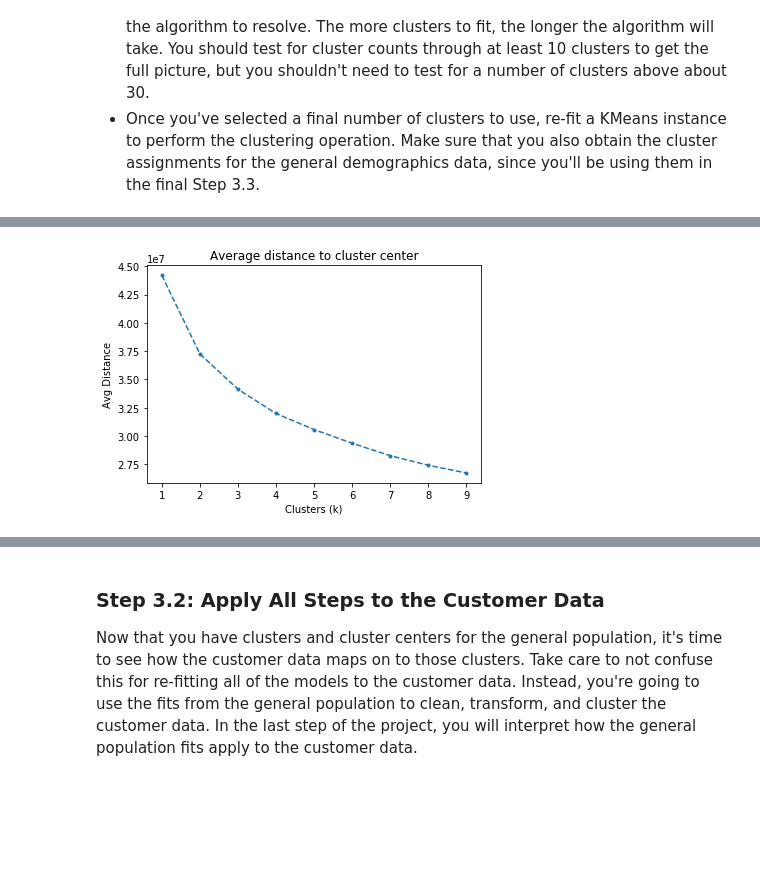
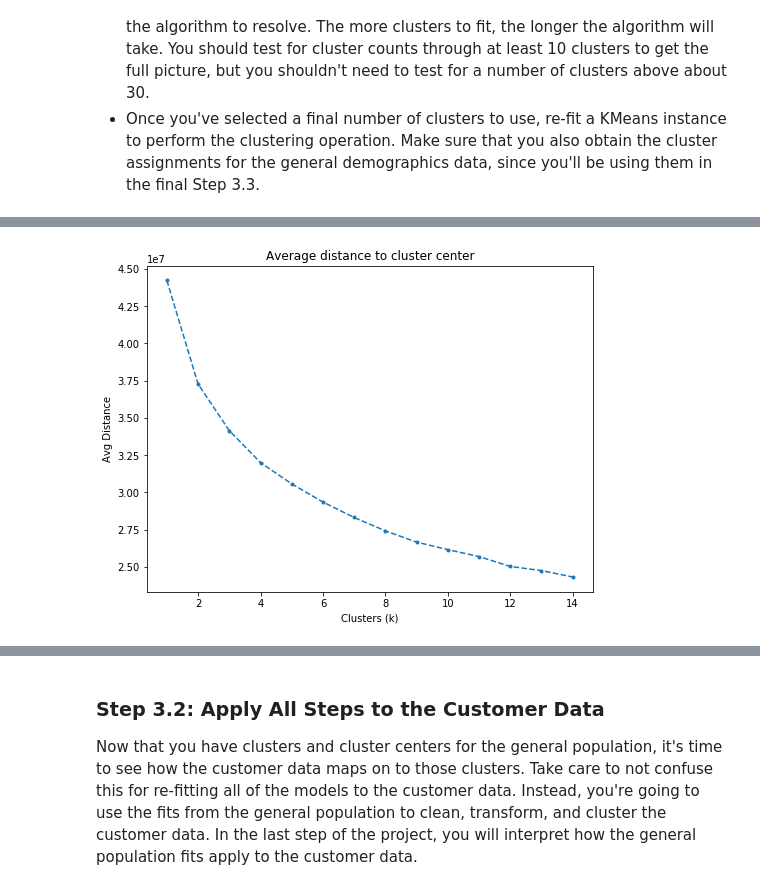
Before and after one commit to gepallas/Machine_Learning_3_Customer_Segmentation, a Jupyter notebook: Identify_Customer_Segments.ipynb, the cells around one changed output, grey strips where cells are left out. Drawn from its saved outputs; the diff is of its cells as text; code cells hidden in the pictures; blank space fills up the shorter version.

```diff
--- a/Identify_Customer_Segments.ipynb
+++ b/Identify_Customer_Segments.ipynb
@@ -1174,7 +1251,9 @@ azdias_imputed.isnull().sum().sum()
 0
 # %%
 # Apply feature scaling to the general population demographics data.
-azdias_scaled = StandardScaler().fit_transform(azdias_imputed)
+#azdias_scaled = StandardScaler().fit_transform(azdias_imputed)
+scaler = StandardScaler()
+azdias_scaled = scaler.fit_transform(azdias_imputed)
 # %%
 azdias_scaled
 # %% [output]
@@ -1368,13 +1518,15 @@ You've assessed and cleaned the demographics data, then scaled and transformed t
 # compute the average within-cluster distances.
 
 kmeans_score_list = []
+time_ct = 0
 
-for i in range(1,10):
+for i in range(1,15):
     start = time()
     kmeans = KMeans(n_clusters=i)
     model = kmeans.fit(azdias_PCA_2)
     score = model.score(azdias_PCA_2)
     kmeans_score_list.append(np.abs(score))
     end = time()
-    print('Time for k-means clustering for cluster {} is {} minutes.'.format(i, round((end-start)/60, 2)))
+    time_ct += (end-start)
+    print('Time for k-means clustering for cluster {} is {} minutes.'.format(i, round(time_ct/60, 2)))
 # %% [output]
@@ -1390,11 +1589,12 @@ Time for k-means clustering for cluster 9 is 1.25 minutes.
 # %%
 # Investigate the change in within-cluster distance across number of clusters.
 # HINT: Use matplotlib's plot function to visualize this relationship.
 
-centers = list(range(1,10))
+centers = list(range(1,15))
+plt.figure(figsize=(8,6))
 plt.plot(centers, kmeans_score_list, marker='.', linestyle='--')
 plt.title('Average distance to cluster center')
 plt.xlabel('Clusters (k)')
 plt.ylabel('Avg Distance');
 # %% [output]
-[figure, old version]
+[figure, new version]
```
Also changed, not shown: parts of 57 cells of this notebook.
